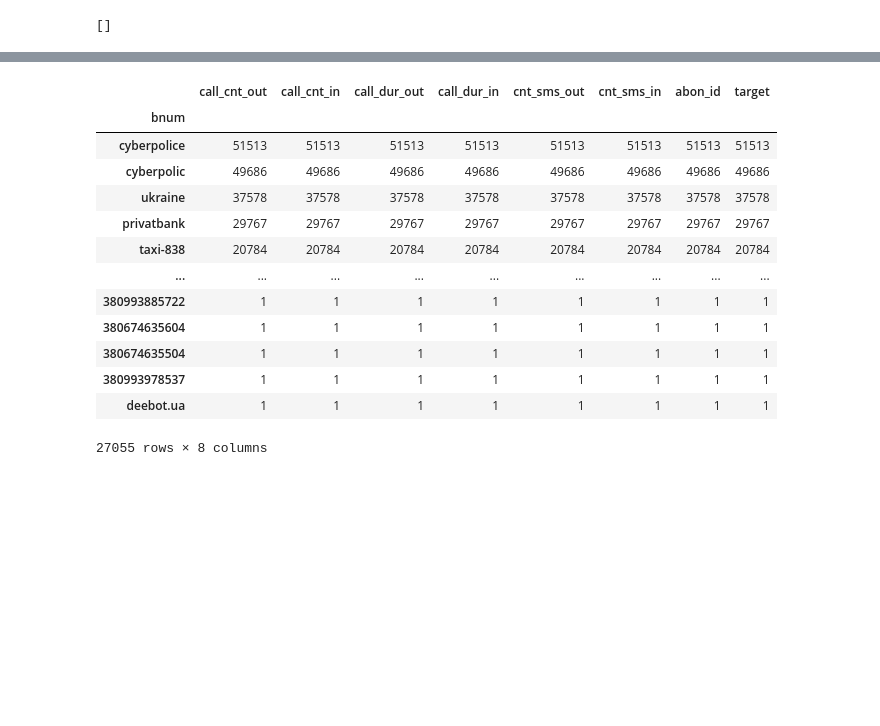
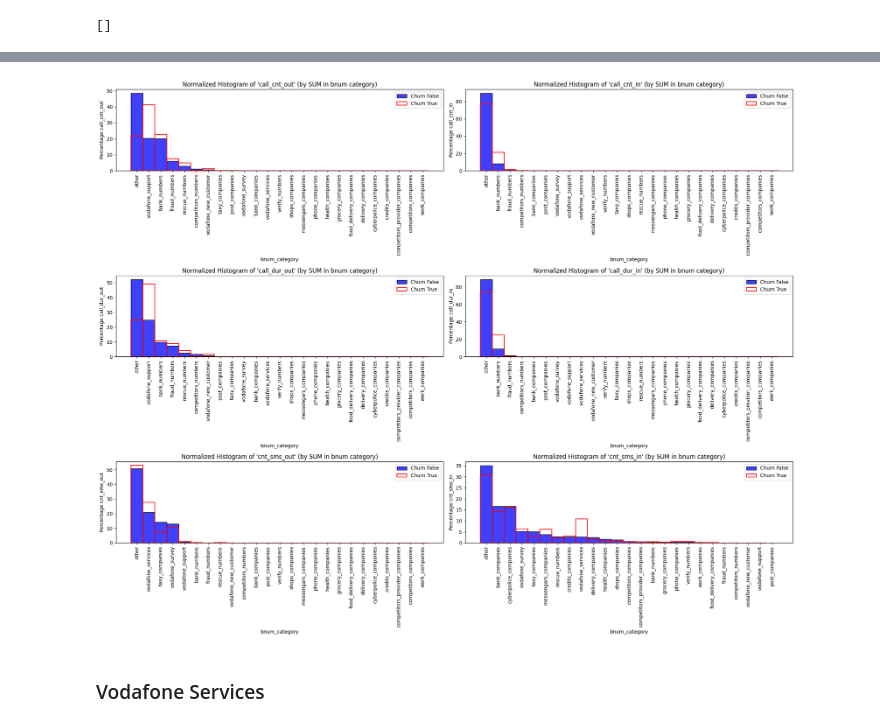
Before and after one commit to bezrukavyi/ML-churn-prediction, a Jupyter notebook: project_step_4.ipynb, the cells around one changed output, grey strips where cells are left out. Drawn from its saved outputs; the diff is of its cells as text; code cells hidden in the pictures; blank space fills up the shorter version.

Commit message:
bnum categories analys

```diff
--- a/project_step_4.ipynb
+++ b/project_step_4.ipynb
@@ -30,3 +33,12 @@ df_train_bnum["target"] = df_train_bnum["abon_id"].map(abon_target.set_index("ab
 df_train_bnum["target"].value_counts(normalize=True)
 
 df_train_bnum = df_train_bnum.copy()
+
+activity_columns = [
+    "call_cnt_out",
+    "call_cnt_in",
+    "call_dur_out",
+    "call_dur_in",
+    "cnt_sms_out",
+    "cnt_sms_in",
+]
@@ -902,11 +909,10 @@ bnum_categories_dict = {
     "shops_companies": shops_companies,
     "messengars_companies": messengars_companies,
     "cyberpolice_companies": cyberpolice_companies,
-    "vodafone": vodafone_support + vodafone_spam + vodafone_services + vodafone_new_customer,
-    # "vodafone_support": vodafone_support,
-    # "vodafone_spam": vodafone_spam,
-    # "vodafone_services": vodafone_services,
-    # "vodafone_new_customer": vodafone_new_customer,
+    "vodafone_support": vodafone_support,
+    "vodafone_survey": vodafone_survey,
+    "vodafone_services": vodafone_services,
+    "vodafone_new_customer": vodafone_new_customer,
     "fraud_numbers": fraud_numbers,
     "bank_numbers": bank_numbers,
     "competitors_numbers": competitors_numbers,
@@ -921,3 +927,7 @@ for category, numbers in bnum_categories_dict.items():
     df_train_bnum["bnum_category"] = np.where(
         df_train_bnum["bnum"].isin(numbers), category, df_train_bnum["bnum_category"]
     )
+
+vodafone_all = ["vodafone_support", "vodafone_survey", "vodafone_services", "vodafone_new_customer"]
+
+df_train_bnum["vodafone"] = np.where(df_train_bnum["bnum_category"].isin(vodafone_all), True, False)
@@ -998,17 +990,0 @@ churn_true.groupby("bnum").count().sort_values("target", ascending=False)
-# %%
-churn_false.groupby("bnum").count().sort_values("target", ascending=False)
-# %% [output]
-|  | call_cnt_out | call_cnt_in | call_dur_out | call_dur_in | cnt_sms_out | cnt_sms_in | abon_id | target |
-| bnum |  |  |  |  |  |  |  |  |
-| cyberpolice | 51513 | 51513 | 51513 | 51513 | 51513 | 51513 | 51513 | 51513 |
-| cyberpolic | 49686 | 49686 | 49686 | 49686 | 49686 | 49686 | 49686 | 49686 |
-| ukraine | 37578 | 37578 | 37578 | 37578 | 37578 | 37578 | 37578 | 37578 |
-| privatbank | 29767 | 29767 | 29767 | 29767 | 29767 | 29767 | 29767 | 29767 |
-| taxi-838 | 20784 | 20784 | 20784 | 20784 | 20784 | 20784 | 20784 | 20784 |
-| ... | ... | ... | ... | ... | ... | ... | ... | ... |
-| 380993885722 | 1 | 1 | 1 | 1 | 1 | 1 | 1 | 1 |
-| 380674635604 | 1 | 1 | 1 | 1 | 1 | 1 | 1 | 1 |
-| 380674635504 | 1 | 1 | 1 | 1 | 1 | 1 | 1 | 1 |
-| 380993978537 | 1 | 1 | 1 | 1 | 1 | 1 | 1 | 1 |
-| deebot.ua | 1 | 1 | 1 | 1 | 1 | 1 | 1 | 1 |
-27055 rows × 8 columns
@@ -1014,0 +1016,27 @@ churn_false.groupby("bnum").count().sort_values("target", ascending=False)
+# %%
+# Compare feature share with SUN
+
+fig, axs = plt.subplots(3, 2, figsize=(20, 16))
+
+for index, feature in enumerate(activity_columns):
+    row = index // 2
+    col = index % 2
+
+    plt.sca(axs[row, col])
+    bnum_category_grouped_feature_histplot(churn_false, feature, color="blue", label="Churn False", fill=True)
+    bnum_category_grouped_feature_histplot(churn_true, feature, color="red", label="Churn True", fill=False)
+
+    # Adding labels and title
+    axs[row, col].tick_params(axis="x", rotation=90)
+    axs[row, col].set_xlabel("bnum_category")
+    axs[row, col].set_ylabel(f"Percentage {feature}")
+    axs[row, col].set_title(f"Normalized Histogram of '{feature}' (by SUM in bnum category)")
+    axs[row, col].legend()
+
+plt.subplots_adjust(hspace=0.5)
+plt.tight_layout()
+plt.show()
+# %% [output]
+[figure, added]
+# %% [markdown]
+### Vodafone Services
```
Also changed, not shown: parts of 42 cells of this notebook, 2 other files.
